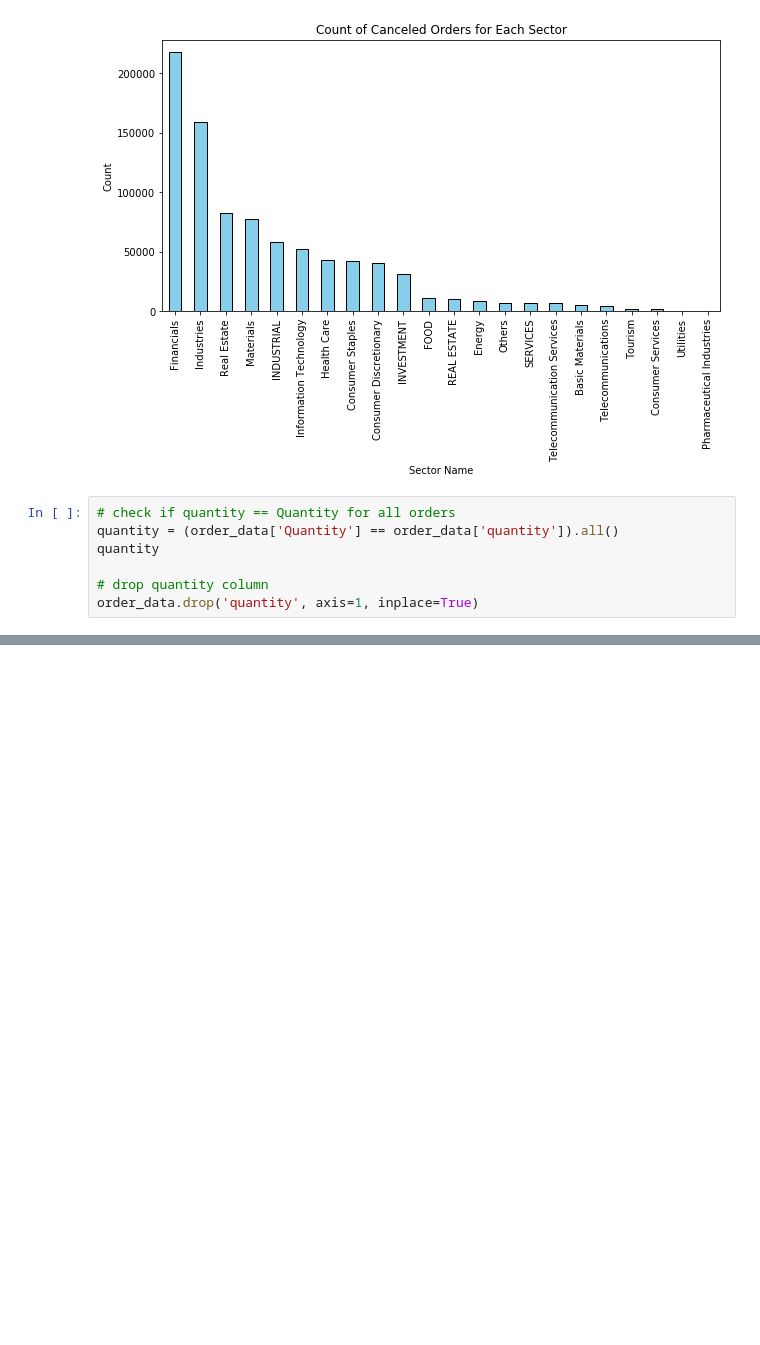
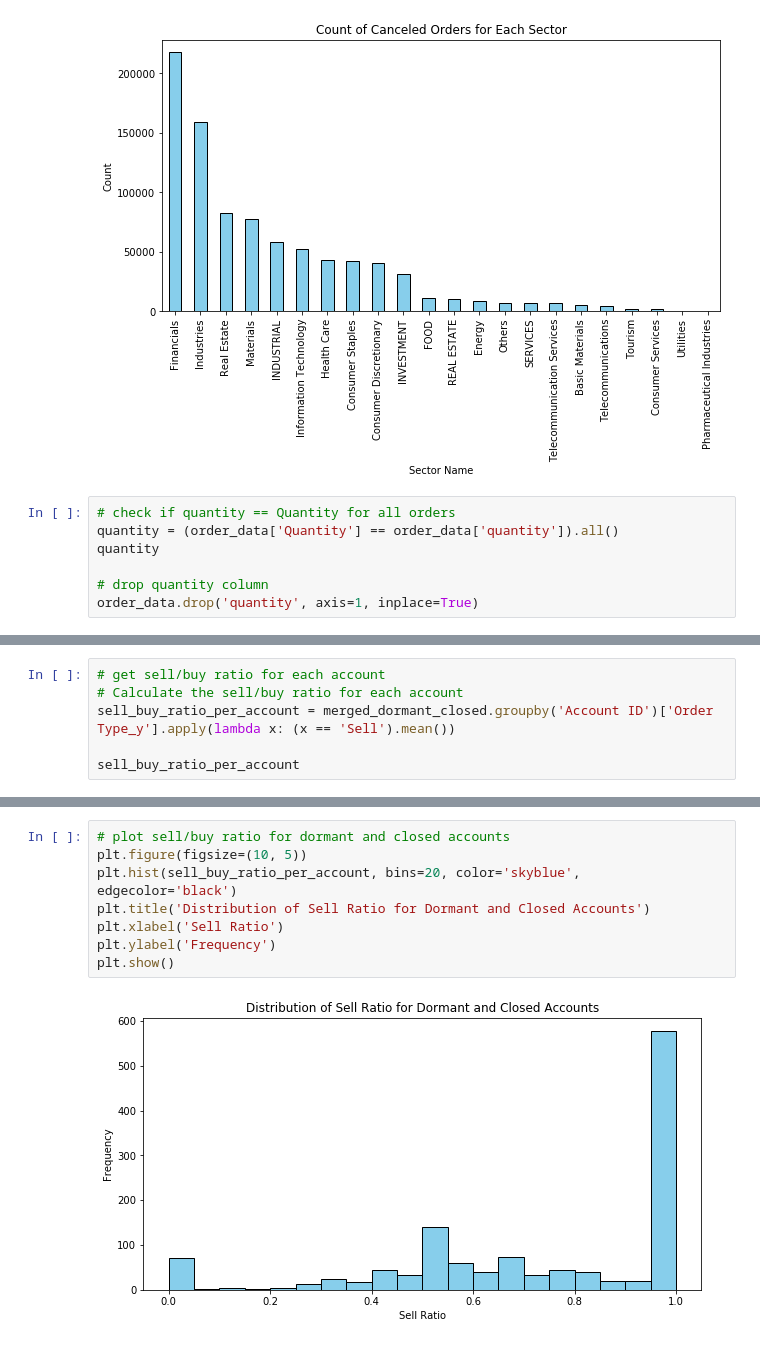
Before and after one commit to omar-sheta/datalytics, a Jupyter notebook: analysis.ipynb, the cells around one changed output, grey strips where cells are left out. Cells and saved outputs as stored; diff of their text form; blank space fills up the shorter version.

```diff
--- a/analysis.ipynb
+++ b/analysis.ipynb
@@ -546,0 +668,6 @@ order_data.drop('quantity', axis=1, inplace=True)
+# %%
+# get sell/buy ratio for each account
+# Calculate the sell/buy ratio for each account
+sell_buy_ratio_per_account = merged_dormant_closed.groupby('Account ID')['Order Type_y'].apply(lambda x: (x == 'Sell').mean())
+
+sell_buy_ratio_per_account
@@ -546,0 +688,10 @@ order_data.drop('quantity', axis=1, inplace=True)
+# %%
+# plot sell/buy ratio for dormant and closed accounts
+plt.figure(figsize=(10, 5))
+plt.hist(sell_buy_ratio_per_account, bins=20, color='skyblue', edgecolor='black')
+plt.title('Distribution of Sell Ratio for Dormant and Closed Accounts')
+plt.xlabel('Sell Ratio')
+plt.ylabel('Frequency')
+plt.show()
+# %% [output]
+[figure, added]
```
Also changed, not shown: parts of 11 cells of this notebook.
